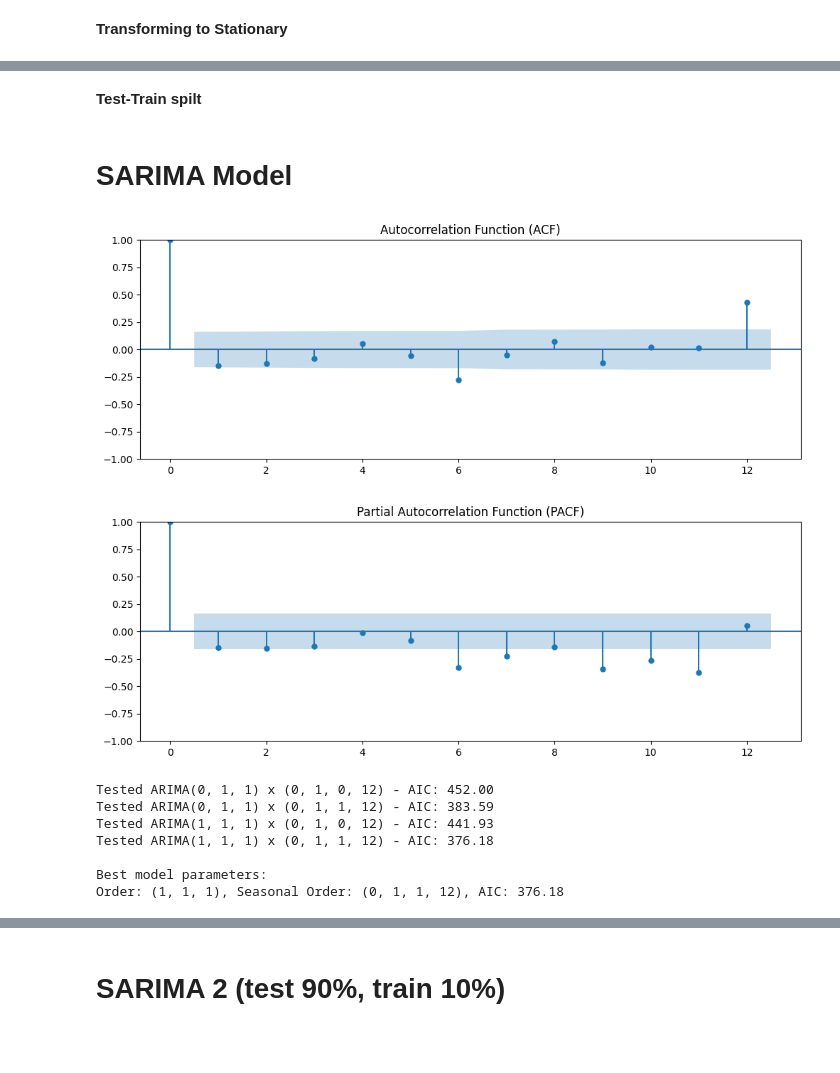
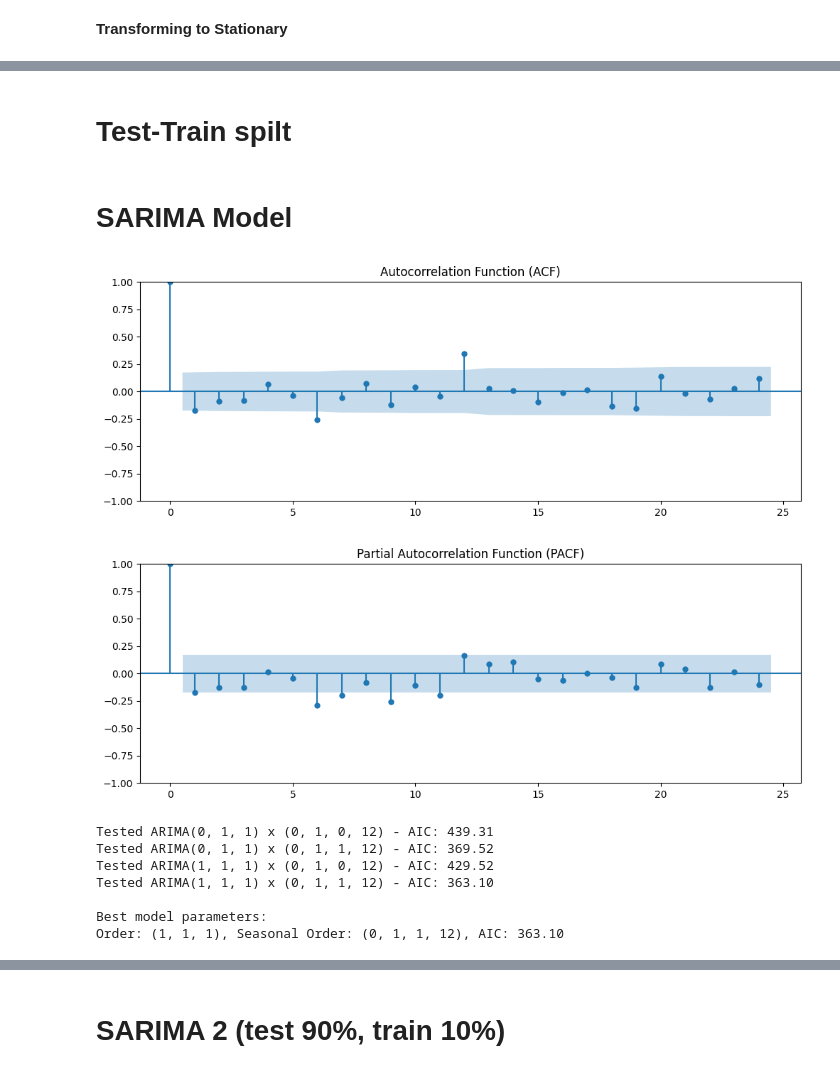
Before and after one commit to 1HPz/ChiangMaiRainForecast, a Jupyter notebook: Predict_Rain_Level_By_SARIMA.ipynb, the cells around one changed output, grey strips where cells are left out. Cells and saved outputs as stored; diff of their text form; code cells hidden in the pictures; blank space fills up the shorter version.

```diff
--- a/Predict_Rain_Level_By_SARIMA.ipynb
+++ b/Predict_Rain_Level_By_SARIMA.ipynb
@@ -11,6 +11,6 @@ import seaborn as sns
 from google.colab import drive
 
 drive.mount('/content/drive')
-df = pd.read_csv('/content/drive/My Drive/Rain_Volume_in_Chiangmai.csv')
+df = pd.read_csv('/content/Rain_Volume_in_Chiangmai.xlsx - Sheet1.csv')
 df.head()
 # %% [output]
@@ -184,5 +161,5 @@ plt.show()
 # %% [markdown]
-**Test-Train spilt**
+# **Test-Train spilt**
 # %%
 # Divide dataset into training (70%), validation (20%), and testing (10%) subsets
 n = len(df)
@@ -198,24 +175,24 @@ test = df.iloc[train_size + val_size:]
 # %%
 # Calculate ACF (Autocorrelation Function) and PACF (Partial Autocorrelation Function)
 import matplotlib.pyplot as plt
 from statsmodels.graphics.tsaplots import plot_acf, plot_pacf
 
-stationary_series = df['y_diff1'].dropna()
+stationary_series = train['y_diff1'].dropna()
 
 # Plot ACF
 fig, ax = plt.subplots(figsize=(12, 4))
-plot_acf(stationary_series, ax=ax, lags=12) # You can adjust the number of lags
+plot_acf(stationary_series, ax=ax, lags=24) # You can adjust the number of lags
 plt.title('Autocorrelation Function (ACF)')
 plt.show()
 
 # Plot PACF
 fig, ax = plt.subplots(figsize=(12, 4))
-plot_pacf(stationary_series, ax=ax, lags=12) # You can adjust the number of lags
+plot_pacf(stationary_series, ax=ax, lags=24) # You can adjust the number of lags
 plt.title('Partial Autocorrelation Function (PACF)')
 plt.show()
 # %% [output]
-[figure, old version]
+[figure, new version]
-[figure, old version]
+[figure, new version]
 # %%
 # Search for the optimal parameters to build the SARIMA model
 import warnings
@@ -267,13 +244,13 @@ for p, q, P, Q in itertools.product(p_values, q_values, P_values, Q_values):
 print("\nBest model parameters:")
 print(f"Order: {best_params[0]}, Seasonal Order: {best_params[1]}, AIC: {best_aic:.2f}")
 # %% [output]
-Tested ARIMA(0, 1, 1) x (0, 1, 0, 12) - AIC: 452.00
-Tested ARIMA(0, 1, 1) x (0, 1, 1, 12) - AIC: 383.59
-Tested ARIMA(1, 1, 1) x (0, 1, 0, 12) - AIC: 441.93
-Tested ARIMA(1, 1, 1) x (0, 1, 1, 12) - AIC: 376.18
+Tested ARIMA(0, 1, 1) x (0, 1, 0, 12) - AIC: 439.31
+Tested ARIMA(0, 1, 1) x (0, 1, 1, 12) - AIC: 369.52
+Tested ARIMA(1, 1, 1) x (0, 1, 0, 12) - AIC: 429.52
+Tested ARIMA(1, 1, 1) x (0, 1, 1, 12) - AIC: 363.10
 
 Best model parameters:
-Order: (1, 1, 1), Seasonal Order: (0, 1, 1, 12), AIC: 376.18
+Order: (1, 1, 1), Seasonal Order: (0, 1, 1, 12), AIC: 363.10
 # %%
 # Run the SARIMA model with the optimal parameters
 from statsmodels.tsa.statespace.sarimax import SARIMAX
```
Also changed, not shown: parts of 20 cells of this notebook.
